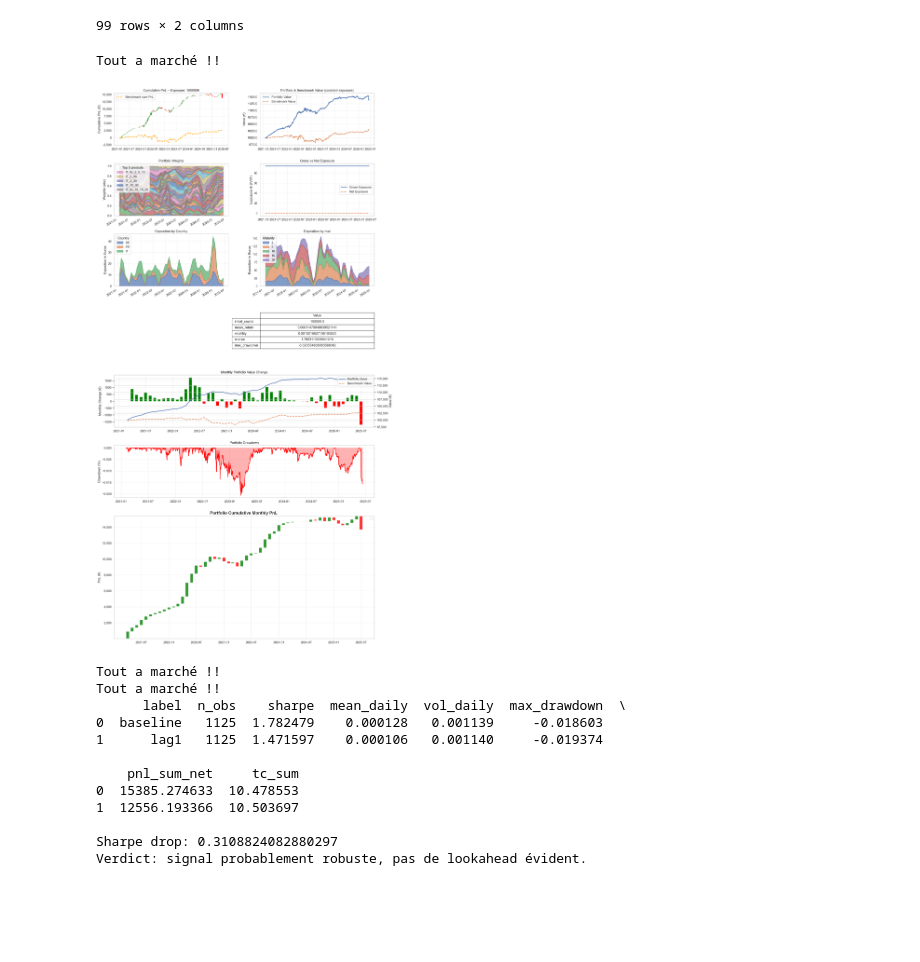
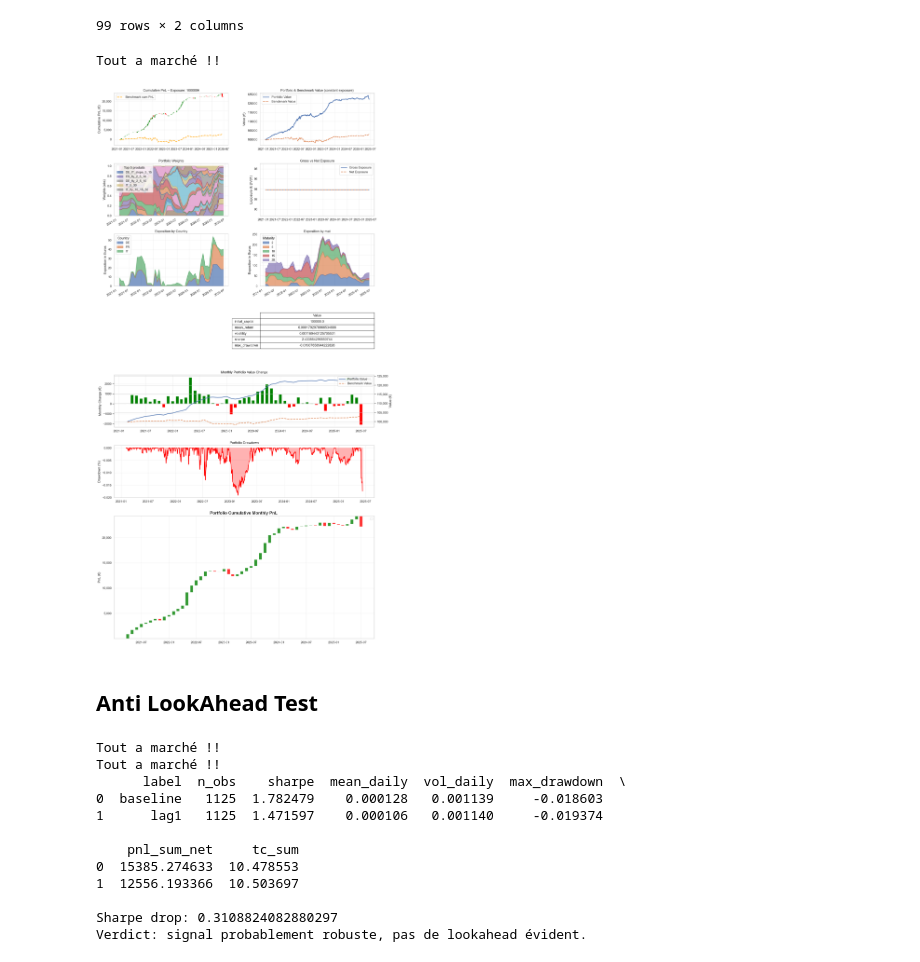
Before and after one commit to pradosth0/Markowitz_based_portfolio_allocation, a Jupyter notebook: pf_bond.ipynb, the cells around one changed output. Cells and saved outputs as stored; diff of their text form; code cells hidden in the pictures; blank space fills up the shorter version.

```diff
--- a/pf_bond.ipynb
+++ b/pf_bond.ipynb
@@ -1676,29 +1684,31 @@ df_weights
 # %%
 start_date = "2021-01-01"
 end_date   = "2025-06-10"
 
 
 tspf = TimeSeriesPortfolio(
     data=long_new,
     start_date="2021-01-01",
     end_date="2025-06-10",
     rebalance_freq="1M",
-    long_only=False,
+    long_only=True,
     lamb=0.2,
     benchmark="ew",
     span=5,
     delta=0.1,
     tc_gamma=1000,   # intensité des coûts dans l’optimisation
     initial_weights= df_weights["weight"]
 )
 tspf.dv01_by_product = dv01_by_product
 
 
 tspf.generate_portfolios()
 
 viz = PortfolioDashboardVisualizer(tspf)
 viz.plot_dashboard()
 # %% [output]
 Tout a marché !!
-[figure, old version]
+[figure, new version]
+# %% [markdown]
+## Anti LookAhead Test
 # %%
```
Also changed, not shown: parts of 12 cells of this notebook.
